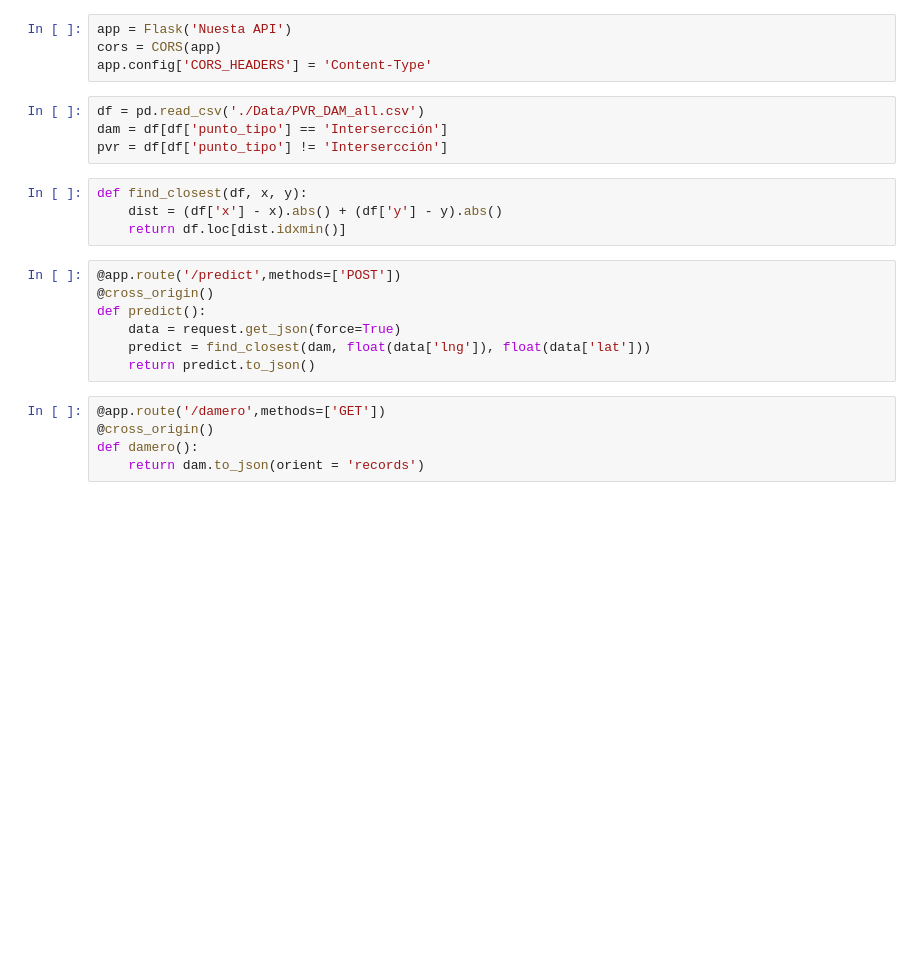
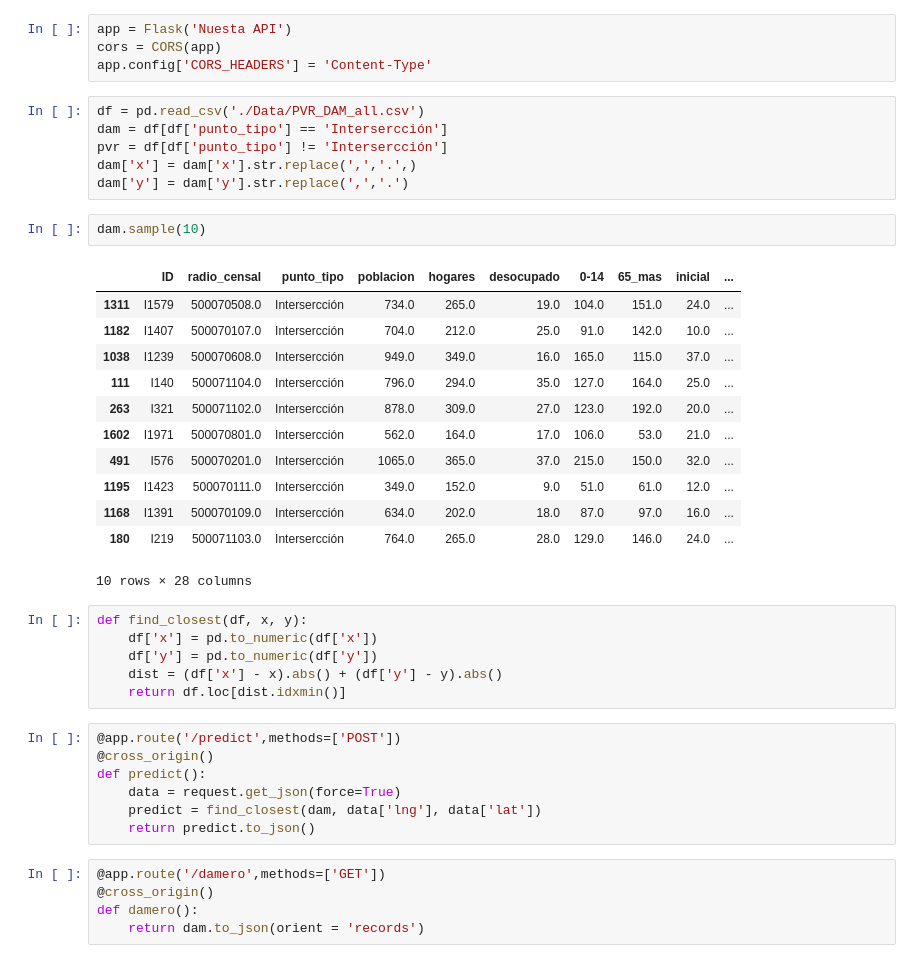
Before and after one commit to GerardoGrana/DHdatascienceG8, a Jupyter notebook: API.ipynb, the cells around one changed output. Drawn from its saved outputs; the diff is of its cells as text; blank space fills up the shorter version.

```diff
--- a/API.ipynb
+++ b/API.ipynb
@@ -11,8 +22,27 @@ app.config['CORS_HEADERS'] = 'Content-Type'
 df = pd.read_csv('./Data/PVR_DAM_all.csv')
 dam = df[df['punto_tipo'] == 'Intersercción']
 pvr = df[df['punto_tipo'] != 'Intersercción']
+dam['x'] = dam['x'].str.replace(',','.',)
+dam['y'] = dam['y'].str.replace(',','.')
+# %%
+dam.sample(10)
+# %% [output]
+|  | ID | radio_censal | punto_tipo | poblacion | hogares | desocupado | 0-14 | 65_mas | inicial | ... |
+| 1311 | I1579 | 500070508.0 | Intersercción | 734.0 | 265.0 | 19.0 | 104.0 | 151.0 | 24.0 | ... |
+| 1182 | I1407 | 500070107.0 | Intersercción | 704.0 | 212.0 | 25.0 | 91.0 | 142.0 | 10.0 | ... |
+| 1038 | I1239 | 500070608.0 | Intersercción | 949.0 | 349.0 | 16.0 | 165.0 | 115.0 | 37.0 | ... |
+| 111 | I140 | 500071104.0 | Intersercción | 796.0 | 294.0 | 35.0 | 127.0 | 164.0 | 25.0 | ... |
+| 263 | I321 | 500071102.0 | Intersercción | 878.0 | 309.0 | 27.0 | 123.0 | 192.0 | 20.0 | ... |
+| 1602 | I1971 | 500070801.0 | Intersercción | 562.0 | 164.0 | 17.0 | 106.0 | 53.0 | 21.0 | ... |
+| 491 | I576 | 500070201.0 | Intersercción | 1065.0 | 365.0 | 37.0 | 215.0 | 150.0 | 32.0 | ... |
+| 1195 | I1423 | 500070111.0 | Intersercción | 349.0 | 152.0 | 9.0 | 51.0 | 61.0 | 12.0 | ... |
+| 1168 | I1391 | 500070109.0 | Intersercción | 634.0 | 202.0 | 18.0 | 87.0 | 97.0 | 16.0 | ... |
+| 180 | I219 | 500071103.0 | Intersercción | 764.0 | 265.0 | 28.0 | 129.0 | 146.0 | 24.0 | ... |
+10 rows × 28 columns
 # %%
 def find_closest(df, x, y):
+    df['x'] = pd.to_numeric(df['x'])
+    df['y'] = pd.to_numeric(df['y'])
     dist = (df['x'] - x).abs() + (df['y'] - y).abs()
     return df.loc[dist.idxmin()]
 # %%
@@ -20,7 +50,7 @@ def find_closest(df, x, y):
 @cross_origin()
 def predict():
     data = request.get_json(force=True)
-    predict = find_closest(dam, float(data['lng']), float(data['lat']))
+    predict = find_closest(dam, data['lng'], data['lat'])
     return predict.to_json()
 # %%
 @app.route('/damero',methods=['GET'])
```
Also changed, not shown: parts of 2 cells of this notebook, 8 other files.
